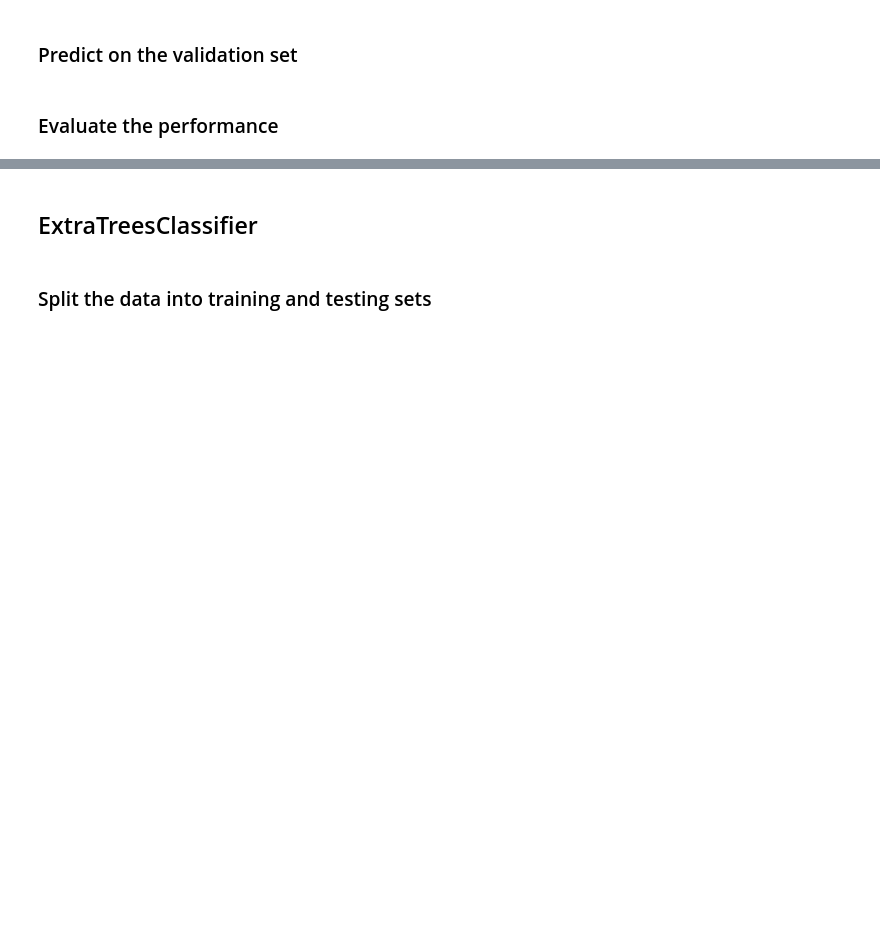
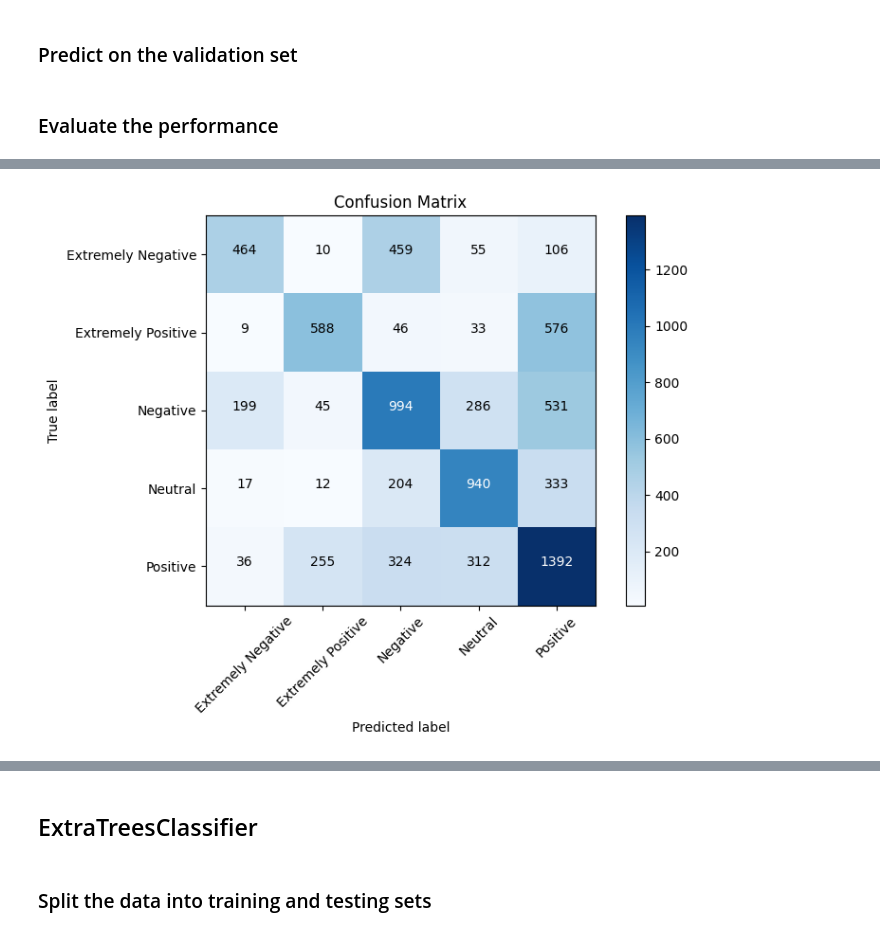
Before and after one commit to URFU-2022-machine-learning-engineering/urfu_nlp_homework, a Jupyter notebook: nlp-home-work-urfu-sf-3rd-sem.ipynb, the cells around one changed output, grey strips where cells are left out. Cells and saved outputs as stored; diff of their text form; code cells hidden in the pictures; blank space fills up the shorter version.

```diff
--- a/nlp-home-work-urfu-sf-3rd-sem.ipynb
+++ b/nlp-home-work-urfu-sf-3rd-sem.ipynb
@@ -398,0 +564,3 @@ Extremely Positive       0.65      0.65      0.65      1252
+# %%
+
+y_pred_sdg = sgd_classifier.predict(X_valid_sdg)
@@ -398,0 +602,4 @@ Extremely Positive       0.65      0.65      0.65      1252
+# %%
+plot_confusion_matrix(y_valid_sdg, y_pred_sdg, classes=sgd_classifier.classes_)
+# %% [output]
+[figure, added]
```
Also changed, not shown: parts of 123 cells of this notebook, 2 other files.
